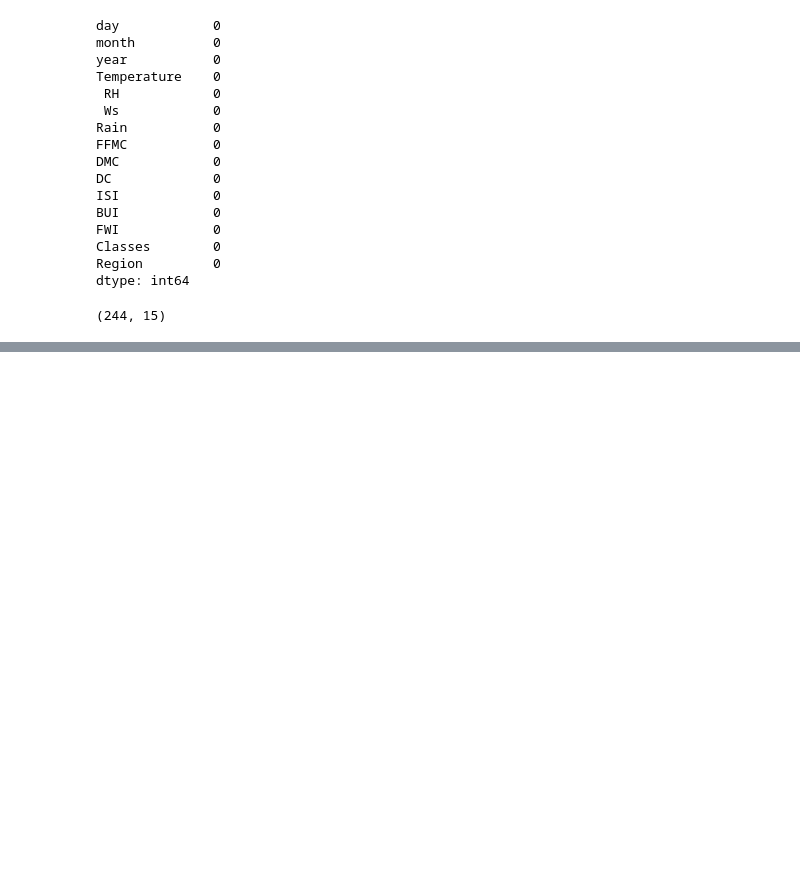
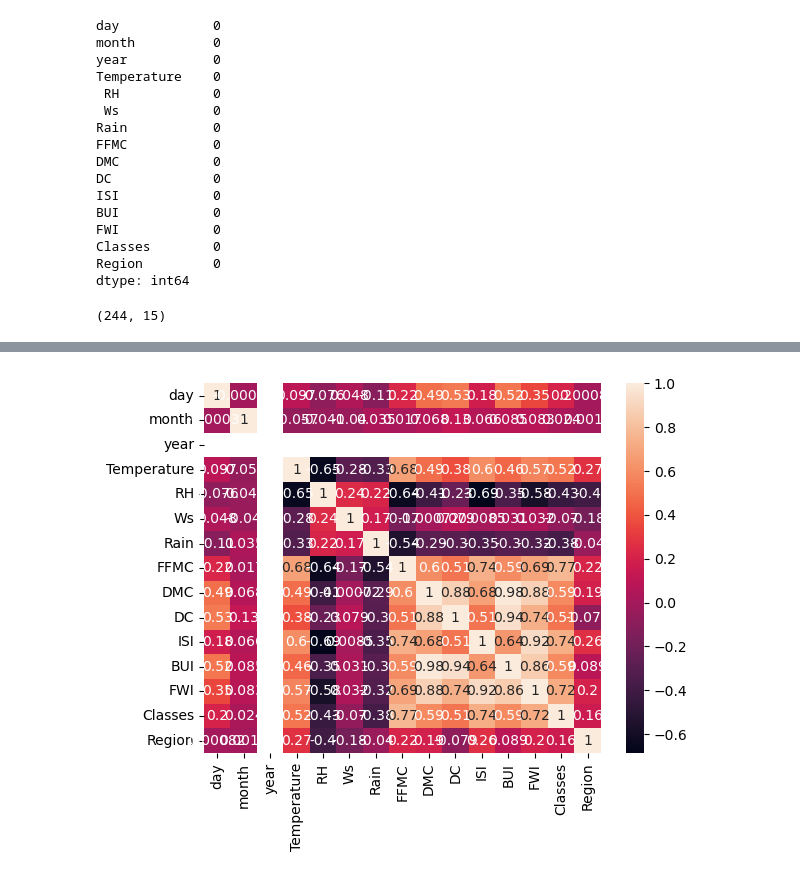
Before and after one commit to 10adem/DataScienceandMachineLearning, a Jupyter notebook: MakineOgrenmesi/4RidgeLassoElasticNet_AlgerianForestFiresDataset.ipynb, the cells around one changed output, grey strips where cells are left out. Cells and saved outputs as stored; diff of their text form; code cells hidden in the pictures; blank space fills up the shorter version.

Commit message:
Update RidgeLassoElasticNet_AlgerianForestFiresDataset

```diff
--- a/MakineOgrenmesi/4RidgeLassoElasticNet_AlgerianForestFiresDataset.ipynb
+++ b/MakineOgrenmesi/4RidgeLassoElasticNet_AlgerianForestFiresDataset.ipynb
@@ -171,0 +302,2 @@ df.
+# %%
+df.drop(122, inplace=True)
@@ -171,0 +342,2 @@ df.
+# %%
+df[["day", "month", "year", "Temperature", "RH", "Ws"]] = df[["day", "month", "year", "Temperature", "RH", "Ws"]].astype(int)
@@ -171,0 +364,2 @@ df.
+# %%
+df[["Rain", "FFMC", "DMC", "DC", "ISI", "BUI", "FWI"]] = df[["Rain", "FFMC", "DMC", "DC", "ISI", "BUI", "FWI"]].astype(float)
@@ -171,0 +413,2 @@ df.
+# %%
+df["Classes"] = np.where(df["Classes"].str.contains("not fire"), 0, 1)
@@ -171,0 +473,5 @@ df.
+# %%
+sns.heatmap(df.corr(), annot=True,)
+plt.show()
+# %% [output]
+[figure, added]
```
Also changed, not shown: parts of 41 cells of this notebook.
